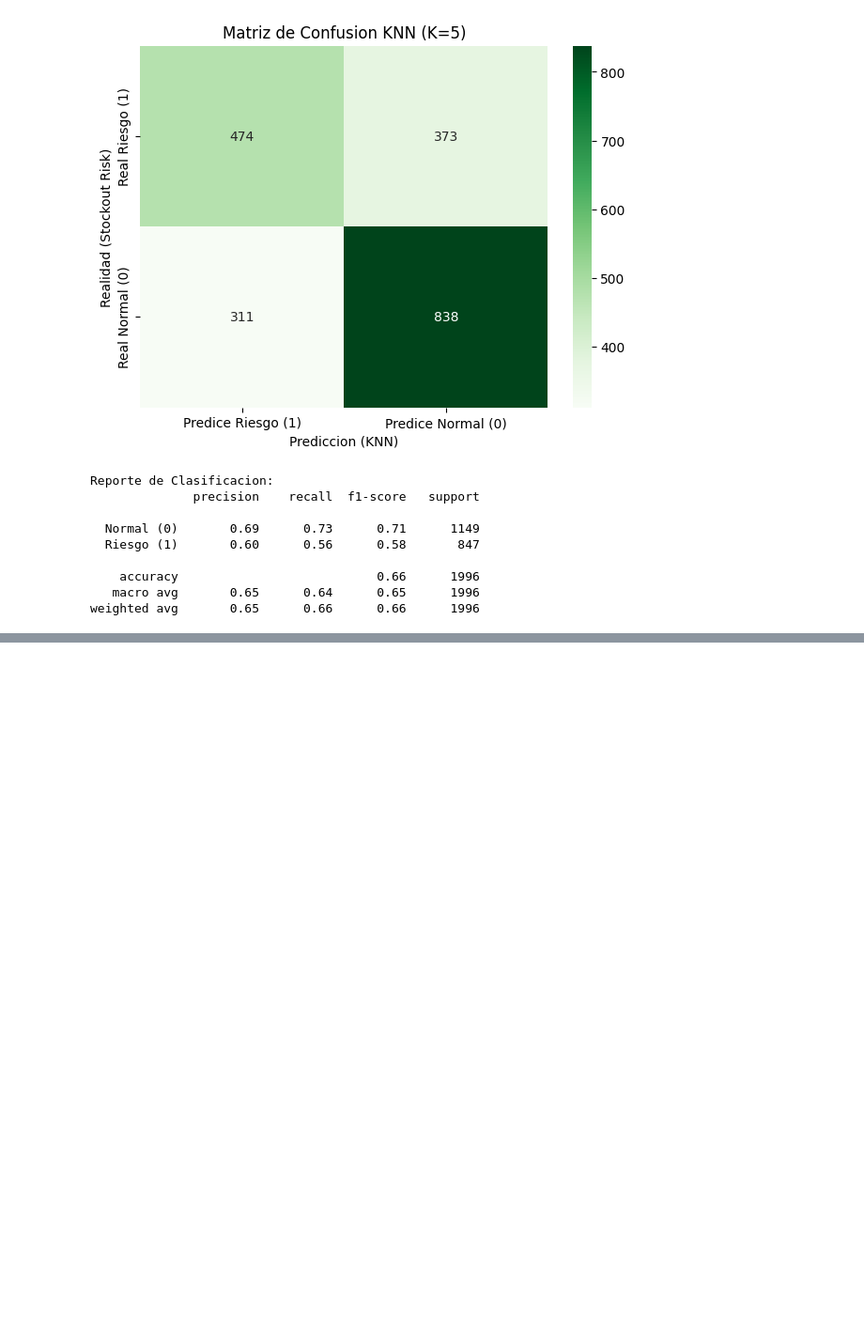
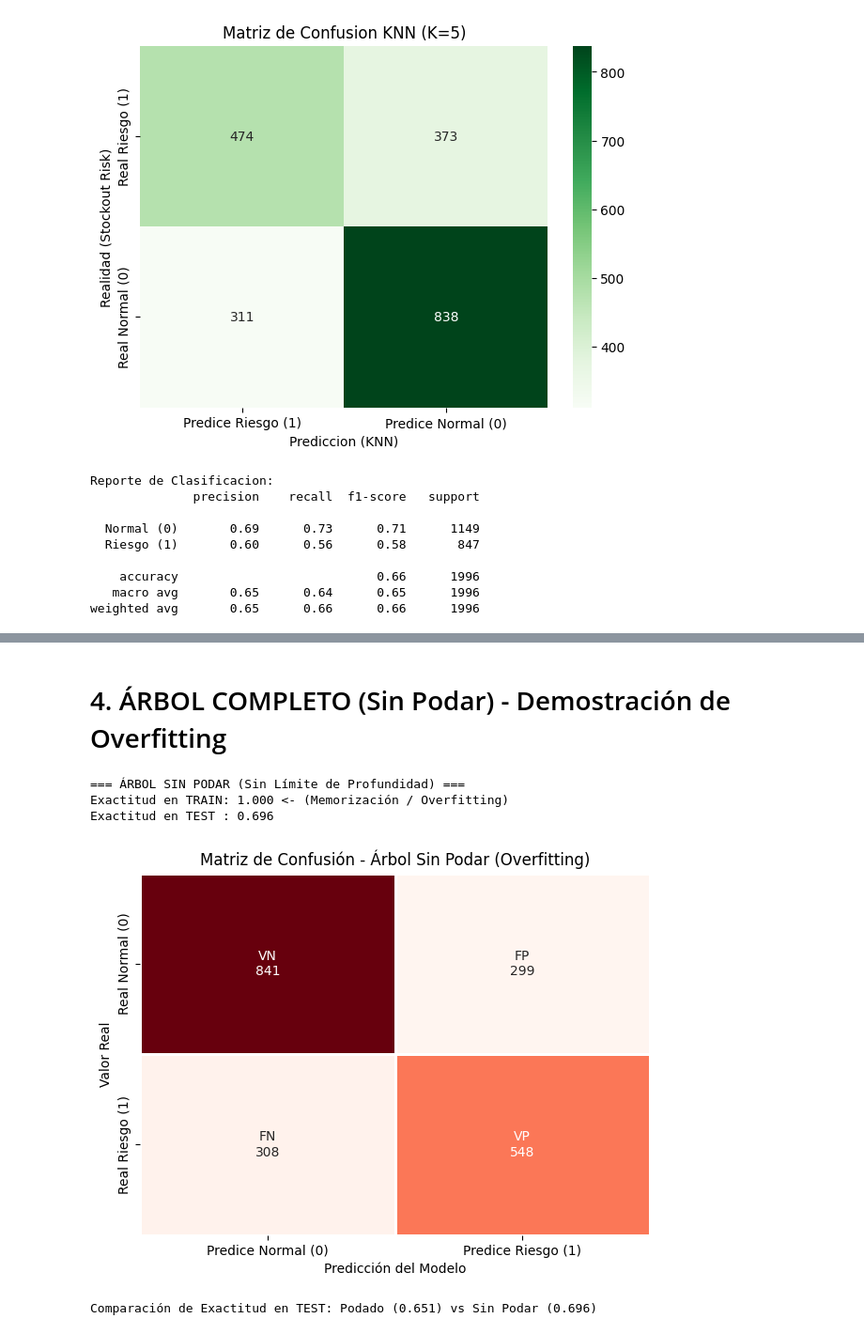
Before and after one commit to jvillagra66-oss/ml-inventario-superstore, a Jupyter notebook: notebooks/01_analisis_inventario.ipynb, the cells around one changed output, grey strips where cells are left out. Shown at 94% size. Cells and saved outputs as stored; diff of their text form; code cells hidden in the pictures; blank space fills up the shorter version.

```diff
--- a/notebooks/01_analisis_inventario.ipynb
+++ b/notebooks/01_analisis_inventario.ipynb
@@ -819,0 +934,33 @@ weighted avg       0.65      0.66      0.66      1996
+# %% [markdown]
+# 4. ÁRBOL COMPLETO (Sin Podar) - Demostración de Overfitting
+# %%
+arbol_completo = DecisionTreeClassifier(random_state=42)
+arbol_completo.fit(X_train, y_train)
+
+print("\n=== ÁRBOL SIN PODAR (Sin Límite de Profundidad) ===")
+print(f"Exactitud en TRAIN: {arbol_completo.score(X_train, y_train):.3f} <- (Memorización / Overfitting)")
+print(f"Exactitud en TEST : {arbol_completo.score(X_test, y_test):.3f}")
+
+y_pred_completo = arbol_completo.predict(X_test)
+cm_completo = confusion_matrix(y_test, y_pred_completo, labels=[0, 1])
+
+anot2 = np.array([[f"{nom}\n{val}" for nom, val in zip(fila_n, fila_v)] for fila_n, fila_v in zip(nombres, cm_completo)])
+
+plt.figure(figsize=(7, 5))
+sns.heatmap(
+    cm_completo, annot=anot2, fmt="", cmap="Reds", cbar=False, linewidths=1, linecolor="white",
+    xticklabels=["Predice Normal (0)", "Predice Riesgo (1)"],
+    yticklabels=["Real Normal (0)", "Real Riesgo (1)"]
+)
+plt.title("Matriz de Confusión - Árbol Sin Podar (Overfitting)", fontsize=12)
+plt.xlabel("Predicción del Modelo")
+plt.ylabel("Valor Real")
+plt.show()
+
+print(f"\nComparación de Exactitud en TEST: Podado ({arbol_podado.score(X_test, y_test):.3f}) vs Sin Podar ({arbol_completo.score(X_test, y_test):.3f})")
+# %% [output]
+=== ÁRBOL SIN PODAR (Sin Límite de Profundidad) ===
+Exactitud en TRAIN: 1.000 <- (Memorización / Overfitting)
+Exactitud en TEST : 0.696
+[figure, added]
+Comparación de Exactitud en TEST: Podado (0.651) vs Sin Podar (0.696)
```
Also changed, not shown: parts of 11 cells of this notebook.
